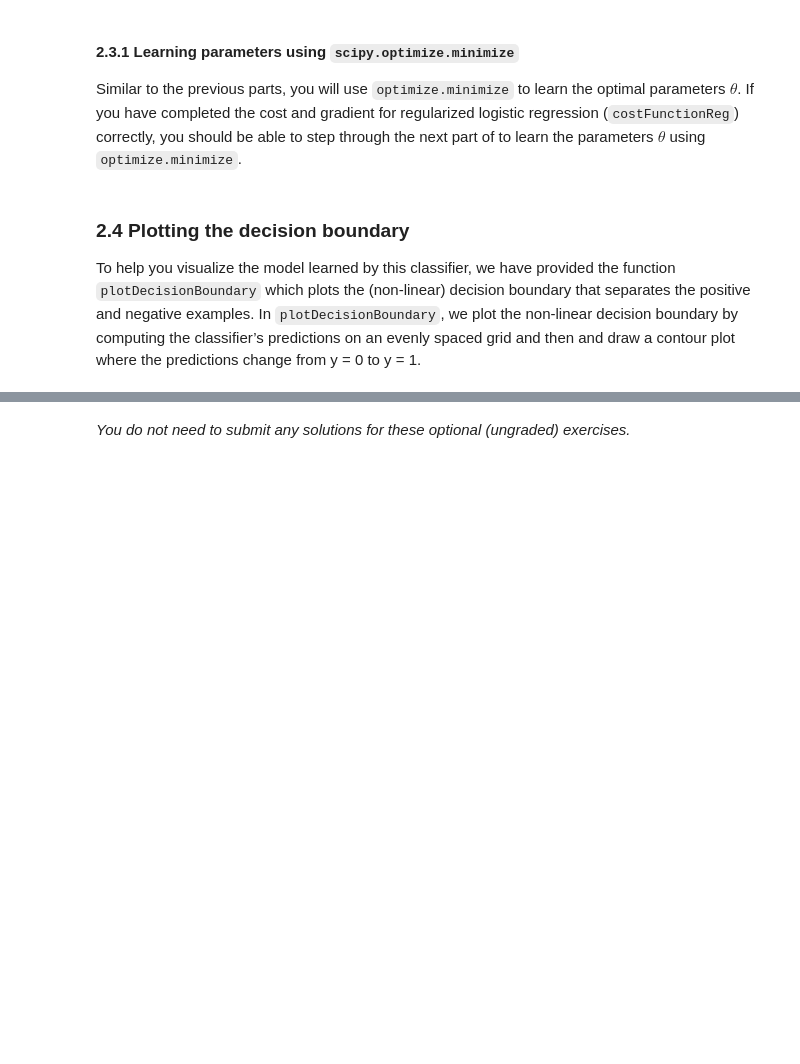
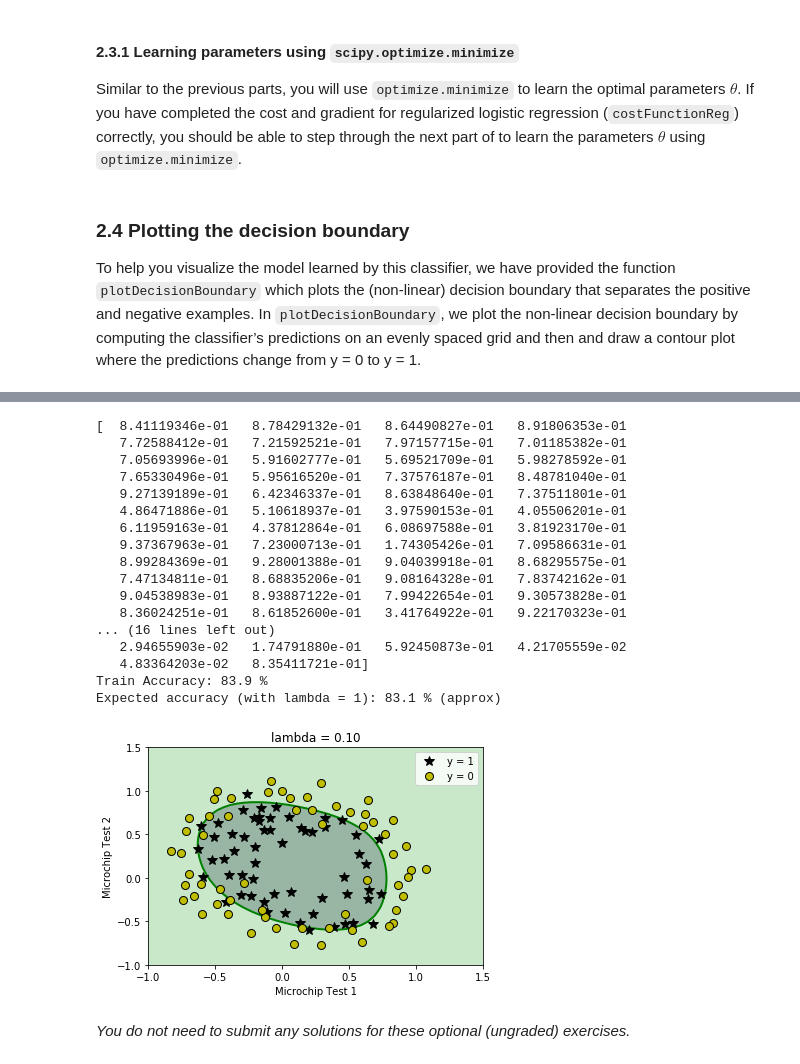
Before and after one commit to StephenWelch/ml-coursera-python-assignments, a Jupyter notebook: Exercise2/exercise2.ipynb, the cells around one changed output, grey strips where cells are left out. Cells and saved outputs as stored; diff of their text form; code cells hidden in the pictures; blank space fills up the shorter version.

```diff
--- a/Exercise2/exercise2.ipynb
+++ b/Exercise2/exercise2.ipynb
@@ -618,7 +618,7 @@ def costFunctionReg(theta, X, y, lambda_):
     derivatives of the cost w.r.t. each parameter in theta.
     """
     # Initialize some useful values
-    i = y.size  # number of training examples
+    m = y.size  # number of training examples
 
     # You need to return the following variables correctly
     J = 0
@@ -629,20 +629,18 @@ def costFunctionReg(theta, X, y, lambda_):
     cost_reg = 0
     grad_err = 0
     grad_reg = 0
-    for i in range(i):
+    for i in range(m):
         hyp = sigmoid(np.dot(theta.T, X[i]))
-        cost_err += (1 / m) * -y[i] * np.log(hyp) - (1 - y[i]) * np.log(1 - hyp)
+        cost_err += (1 / m) * (-y[i] * np.log(hyp) - (1 - y[i]) * np.log(1 - hyp))
         grad_err += (1 / m) * (hyp - y[i]) * X[i]
 
-    cost_reg = lambda_ / 2 / m * np.sum(theta[1:] ** 2)
-    grad_reg = lambda_ / m * theta[1:]
-    np.concatenate([[0], grad_reg])
-    print(grad_reg.size)
-    print(grad_err.size)
+    cost_reg = lambda_ / (2 * m) * np.sum(theta[1:] ** 2)
+    grad_reg = lambda_ / m * theta
+    grad_reg[0] = 0
+
     J = cost_err + cost_reg
     grad = grad_err + grad_reg
 
-
     # =============================================================
     return J, grad
 # %% [markdown]
@@ -731,36 +760,55 @@ With a larger $\lambda$, you should see a plot that shows an simpler decision bo
 initial_theta = np.zeros(X.shape[1])
 
 # Set regularization parameter lambda to 1 (you should vary this)
-lambda_ = 1
+lambda_ = 0.1
 
 # set options for optimize.minimize
 options= {'maxiter': 100}
 
 res = optimize.minimize(costFunctionReg,
                         initial_theta,
                         (X, y, lambda_),
                         jac=True,
                         method='TNC',
                         options=options)
 
 # the fun property of OptimizeResult object returns
 # the value of costFunction at optimized theta
 cost = res.fun
 
 # the optimized theta is in the x property of the result
 theta = res.x
 
 utils.plotDecisionBoundary(plotData, theta, X, y)
 pyplot.xlabel('Microchip Test 1')
 pyplot.ylabel('Microchip Test 2')
 pyplot.legend(['y = 1', 'y = 0'])
 pyplot.grid(False)
 pyplot.title('lambda = %0.2f' % lambda_)
 
 # Compute accuracy on our training set
 p = predict(theta, X)
 
 print('Train Accuracy: %.1f %%' % (np.mean(p == y) * 100))
 print('Expected accuracy (with lambda = 1): 83.1 % (approx)\n')
+# %% [output]
+[  8.41119346e-01   8.78429132e-01   8.64490827e-01   8.91806353e-01
+   7.72588412e-01   7.21592521e-01   7.97157715e-01   7.01185382e-01
+   7.05693996e-01   5.91602777e-01   5.69521709e-01   5.98278592e-01
+   7.65330496e-01   5.95616520e-01   7.37576187e-01   8.48781040e-01
+   9.27139189e-01   6.42346337e-01   8.63848640e-01   7.37511801e-01
+   4.86471886e-01   5.10618937e-01   3.97590153e-01   4.05506201e-01
+   6.11959163e-01   4.37812864e-01   6.08697588e-01   3.81923170e-01
+   9.37367963e-01   7.23000713e-01   1.74305426e-01   7.09586631e-01
+   8.99284369e-01   9.28001388e-01   9.04039918e-01   8.68295575e-01
+   7.47134811e-01   8.68835206e-01   9.08164328e-01   7.83742162e-01
+   9.04538983e-01   8.93887122e-01   7.99422654e-01   9.30573828e-01
+   8.36024251e-01   8.61852600e-01   3.41764922e-01   9.22170323e-01
+... (16 lines left out)
+   2.94655903e-02   1.74791880e-01   5.92450873e-01   4.21705559e-02
+   4.83364203e-02   8.35411721e-01]
+Train Accuracy: 83.9 %
+Expected accuracy (with lambda = 1): 83.1 % (approx)
+[figure, added]
 # %% [markdown]
 *You do not need to submit any solutions for these optional (ungraded) exercises.*
```
Also changed, not shown: parts of 3 cells of this notebook.
